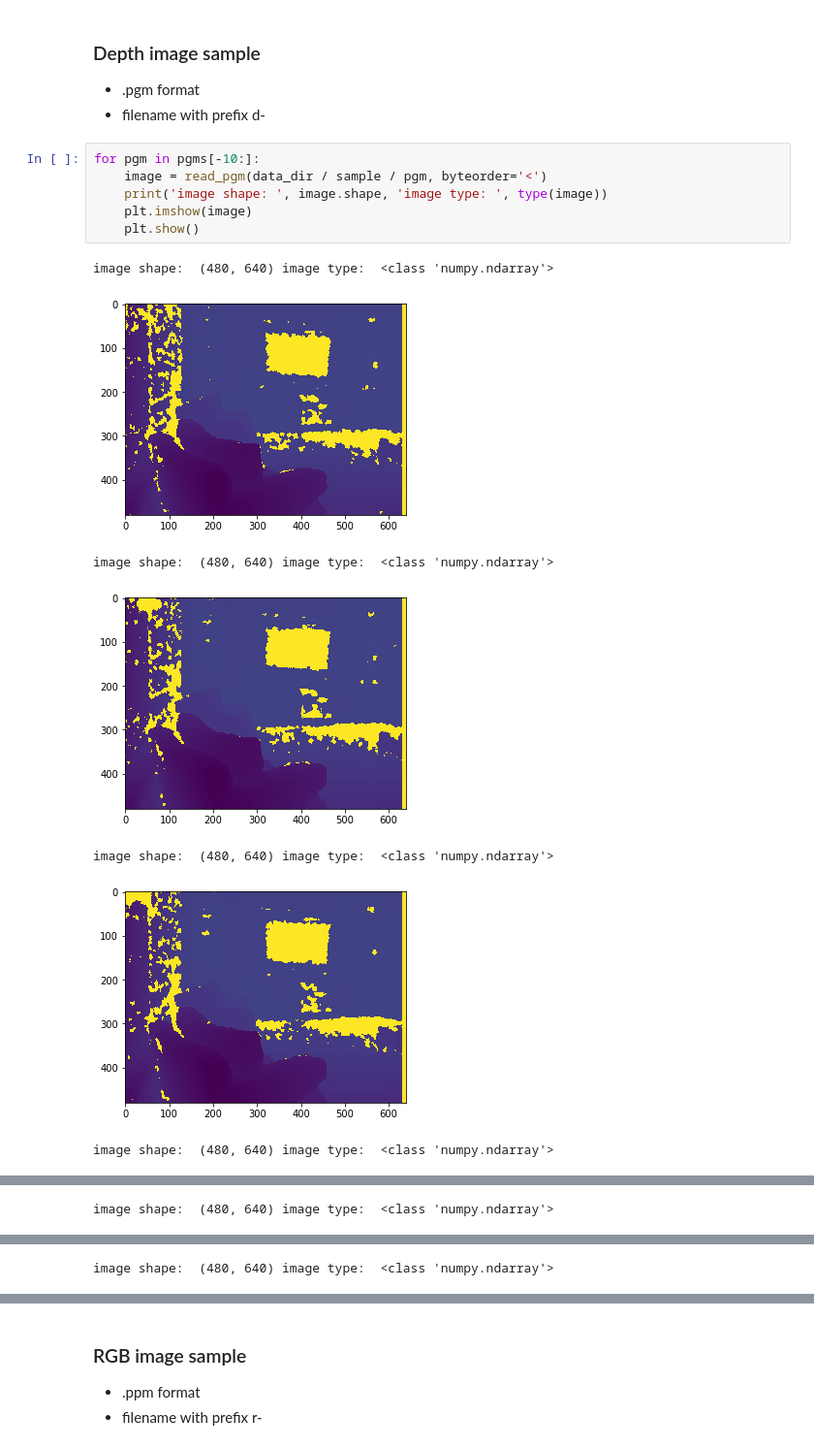
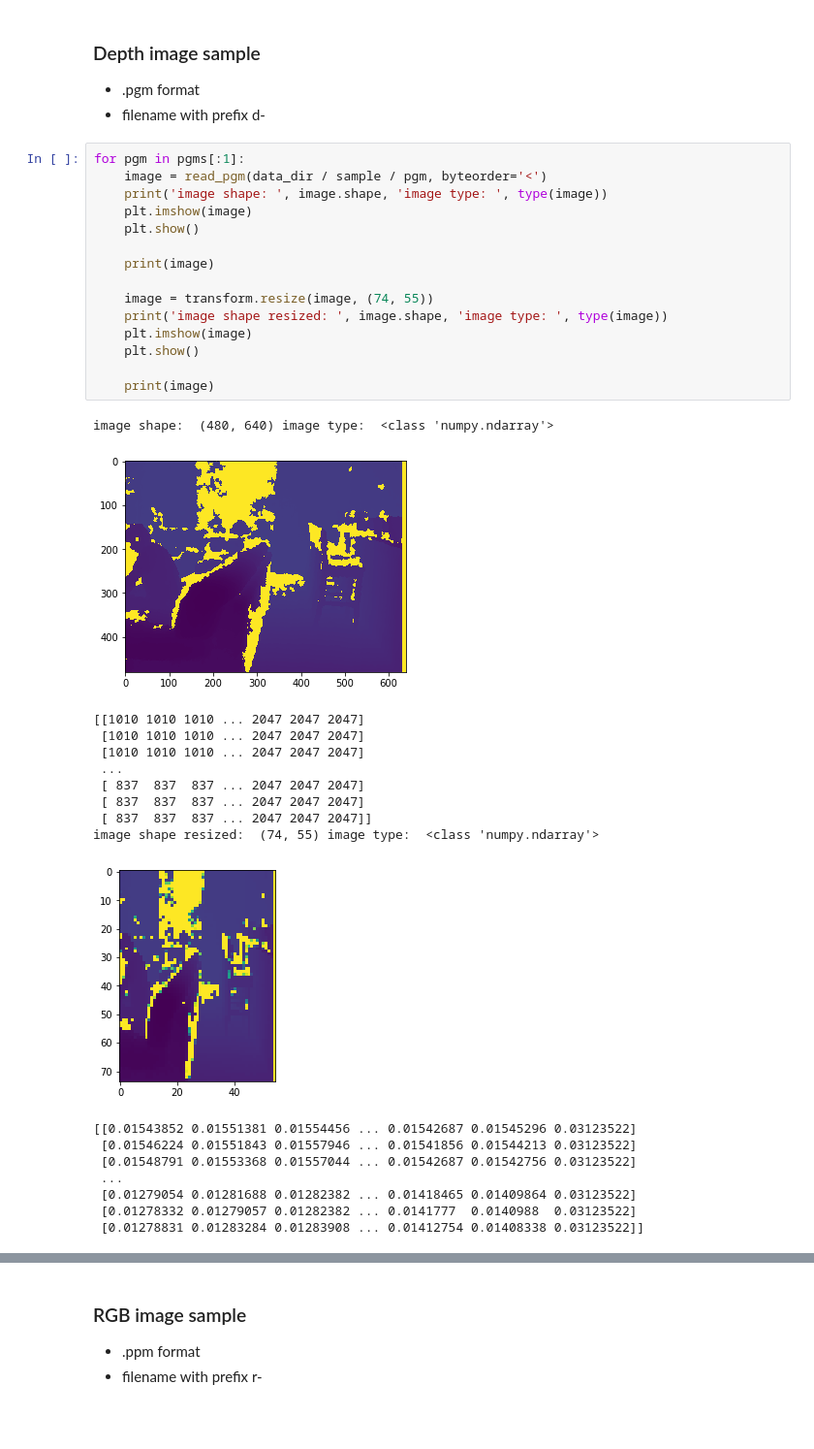
Before and after one commit to shuuchen/depth_eigen, a Jupyter notebook: data_prepare.ipynb, the cells around one changed output, grey strips where cells are left out. Shown at 97% size. Drawn from its saved outputs; the diff is of its cells as text; blank space fills up the shorter version.

```diff
--- a/data_prepare.ipynb
+++ b/data_prepare.ipynb
@@ -64,16 +67,36 @@ def read_pgm(filename, byteorder='>'):
 - .pgm format
 - filename with prefix d-
 # %%
-for pgm in pgms[-10:]:
+for pgm in pgms[:1]:
     image = read_pgm(data_dir / sample / pgm, byteorder='<')
     print('image shape: ', image.shape, 'image type: ', type(image))
     plt.imshow(image)
     plt.show()
+
+    print(image)
+
+    image = transform.resize(image, (74, 55))
+    print('image shape resized: ', image.shape, 'image type: ', type(image))
+    plt.imshow(image)
+    plt.show()
+
+    print(image)
 # %% [output]
 image shape:  (480, 640) image type:  <class 'numpy.ndarray'>
-[figure, old version]
+[figure, new version]
-image shape:  (480, 640) image type:  <class 'numpy.ndarray'>
+[[1010 1010 1010 ... 2047 2047 2047]
+ [1010 1010 1010 ... 2047 2047 2047]
+ [1010 1010 1010 ... 2047 2047 2047]
+ ...
+ [ 837  837  837 ... 2047 2047 2047]
+ [ 837  837  837 ... 2047 2047 2047]
+ [ 837  837  837 ... 2047 2047 2047]]
+image shape resized:  (74, 55) image type:  <class 'numpy.ndarray'>
-[figure, old version]
+[figure, new version]
-image shape:  (480, 640) image type:  <class 'numpy.ndarray'>
+[[0.01543852 0.01551381 0.01554456 ... 0.01542687 0.01545296 0.03123522]
+ [0.01546224 0.01551843 0.01557946 ... 0.01541856 0.01544213 0.03123522]
+ [0.01548791 0.01553368 0.01557044 ... 0.01542687 0.01542756 0.03123522]
+ ...
+ [0.01279054 0.01281688 0.01282382 ... 0.01418465 0.01409864 0.03123522]
+ [0.01278332 0.01279057 0.01282382 ... 0.0141777  0.0140988  0.03123522]
+ [0.01278831 0.01283284 0.01283908 ... 0.01412754 0.01408338 0.03123522]]
-[figure, removed]
-image shape:  (480, 640) image type:  <class 'numpy.ndarray'>
@@ -81 +102,0 @@ image shape:  (480, 640) image type:  <class 'numpy.ndarray'>
-image shape:  (480, 640) image type:  <class 'numpy.ndarray'>
@@ -83 +102,0 @@ image shape:  (480, 640) image type:  <class 'numpy.ndarray'>
-image shape:  (480, 640) image type:  <class 'numpy.ndarray'>
```
Also changed, not shown: parts of 6 cells of this notebook.
